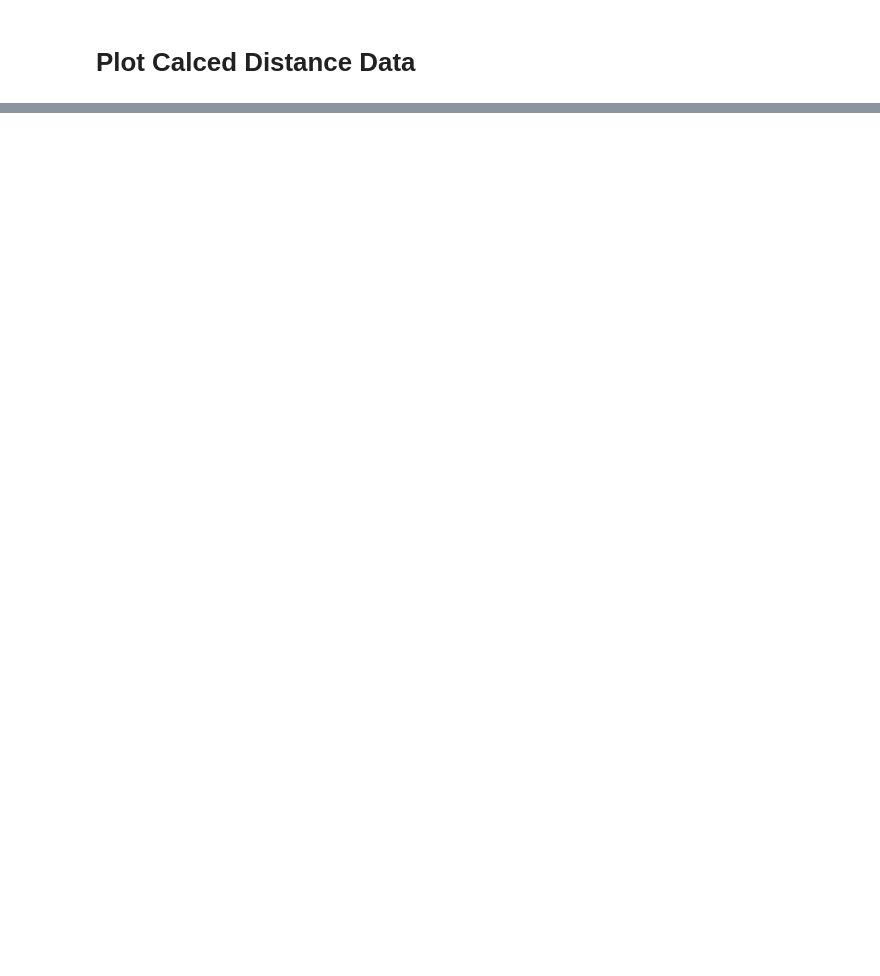
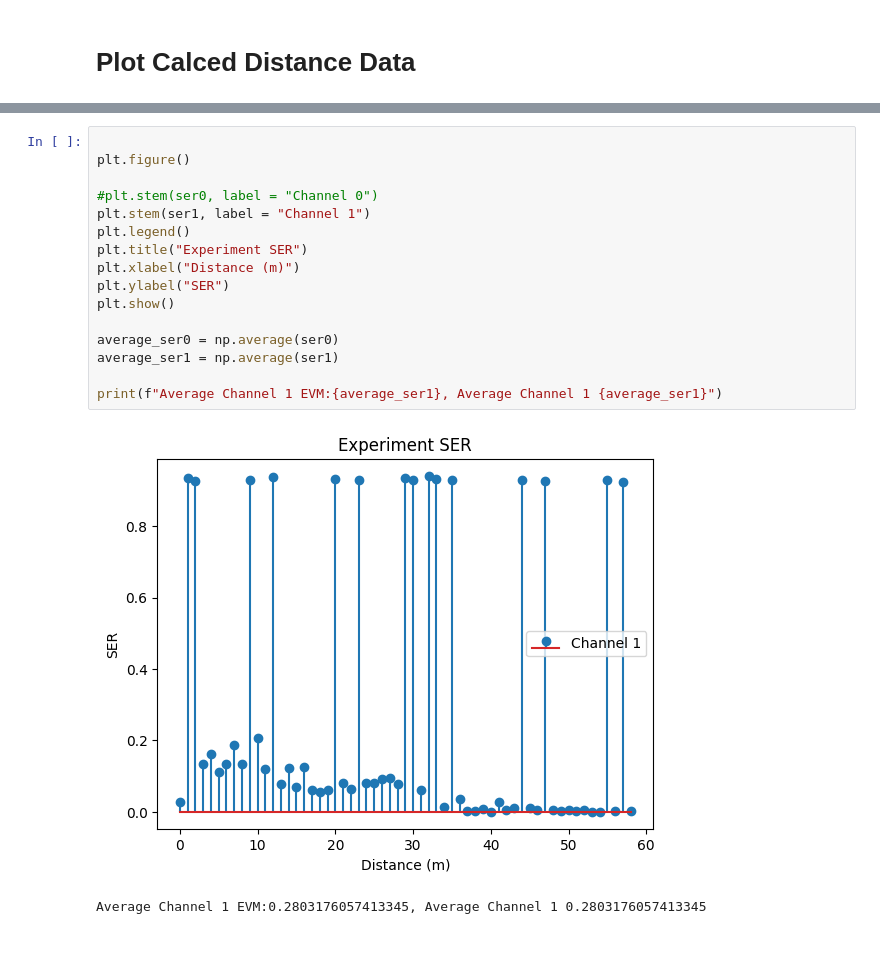
Before and after one commit to osherlock1/OFDM-Sense, a Jupyter notebook: notebooks/experiment_plotter.ipynb, the cells around one changed output, grey strips where cells are left out. Saved outputs shown, nothing was run; the diff lists cells and outputs as text; blank space fills up the shorter version.

```diff
--- a/notebooks/experiment_plotter.ipynb
+++ b/notebooks/experiment_plotter.ipynb
@@ -127,2 +175,21 @@ plt.show()
+# %%
+
+plt.figure()
+
+#plt.stem(ser0, label = "Channel 0")
+plt.stem(ser1, label = "Channel 1")
+plt.legend()
+plt.title("Experiment SER")
+plt.xlabel("Distance (m)")
+plt.ylabel("SER")
+plt.show()
+
+average_ser0 = np.average(ser0)
+average_ser1 = np.average(ser1)
+
+print(f"Average Channel 1 EVM:{average_ser1}, Average Channel 1 {average_ser1}")
+# %% [output]
+[figure, added]
+Average Channel 1 EVM:0.2803176057413345, Average Channel 1 0.2803176057413345
 # %% [markdown]
 #
```
Also changed, not shown: parts of 7 cells of this notebook.
